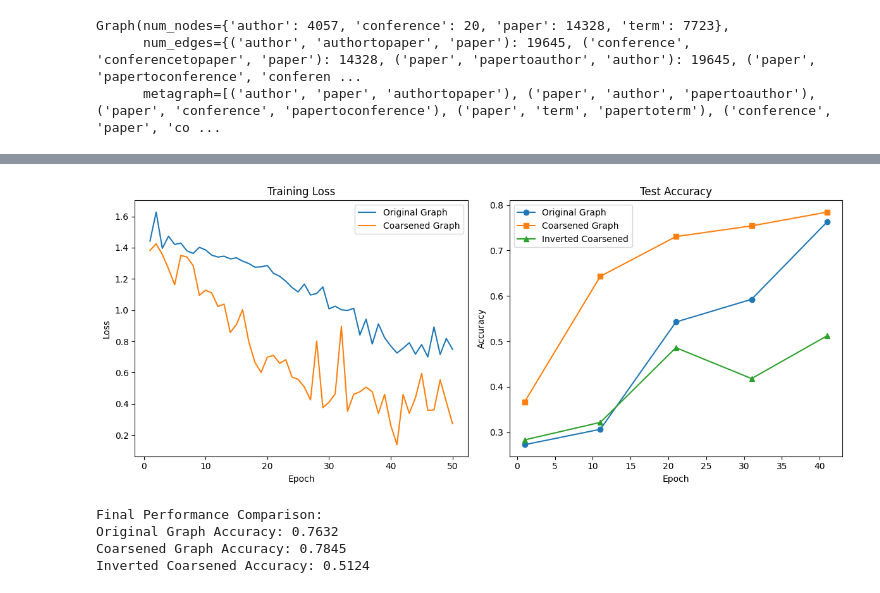
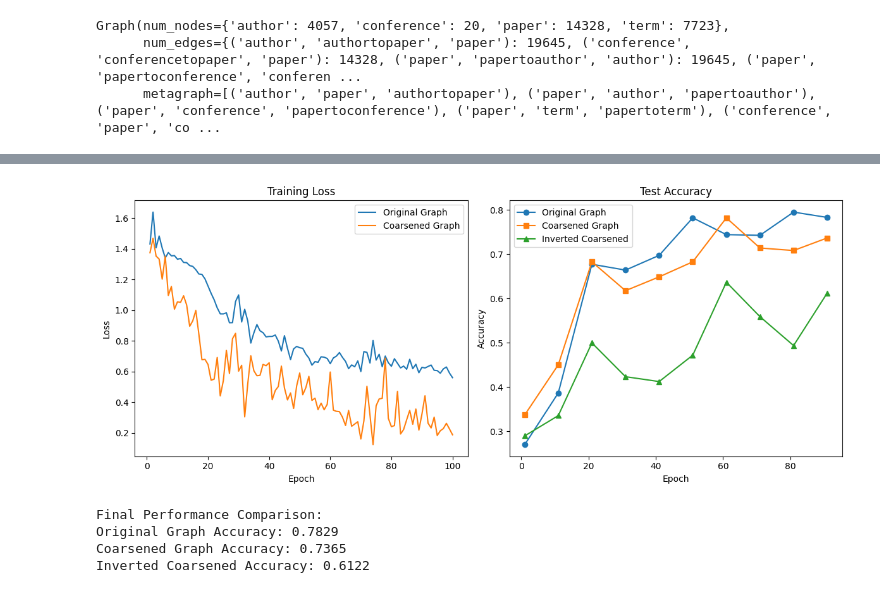
Before and after one commit to Robino-CK/convolution-matching, a Jupyter notebook: tests_dblp copy.ipynb, the cells around one changed output, grey strips where cells are left out. Drawn from its saved outputs; the diff is of its cells as text; code cells hidden in the pictures.

```diff
--- a/tests_dblp copy.ipynb
+++ b/tests_dblp copy.ipynb
@@ -23,6 +24,6 @@ R = {
     "termtopaper":1
 
 }
-coarsener = HeteroCoarsener(None,original_graph, 0.5, num_nearest_per_etype=30, num_nearest_neighbors=30,pairs_per_level=100) #, R=R
+coarsener = HeteroCoarsener(None,original_graph, 0.5, num_nearest_per_etype=30, num_nearest_neighbors=30,pairs_per_level=50, is_neighboring_h=False) #, R=R
 coarsener.init_step()
 # %% [output]
@@ -36,7 +37,7 @@ _find_lowest_cost_edges 0.010274410247802734
 coarsener.r = 0.1
 # %%
 isNewMerges = True
-for i in range(400):
+for i in range(3000):
     if not isNewMerges:
         break
     print("--------- step: " , i , "---------" )
@@ -371,7 +372,7 @@ results = {
     "coarsened_acc": [],
     "inverted_acc": []
 }
-epochs = 150
+epochs = 300
 for epoch in range(epochs):
     # Train both models
     original_loss = train_original()
@@ -591,7 +592,7 @@ results = {
     "inverted_acc": []
 }
 
-for epoch in range(50):
+for epoch in range(100):
     # Train both models
     original_loss = train_original()
     coarsened_loss = train_coarsened()
@@ -633,7 +634,7 @@ plt.legend()
 
 # Plot accuracy
 plt.subplot(1, 2, 2)
-x = [results["epoch"][i] for i in range(0, 50, 10)]
+x = [results["epoch"][i] for i in range(0, 100, 10)]
 plt.plot(x, results["original_acc"], 'o-', label="Original Graph")
 plt.plot(x, results["coarsened_acc"], 's-', label="Coarsened Graph")
 plt.plot(x, results["inverted_acc"], '^-', label="Inverted Coarsened")
@@ -674,5 +675,5 @@ Epoch 41:
-[figure, old version]
+[figure, new version]
 Final Performance Comparison:
-Original Graph Accuracy: 0.7632
-Coarsened Graph Accuracy: 0.7845
-Inverted Coarsened Accuracy: 0.5124
+Original Graph Accuracy: 0.7829
+Coarsened Graph Accuracy: 0.7365
+Inverted Coarsened Accuracy: 0.6122
```
Also changed, not shown: parts of 12 cells of this notebook, 2 other files.
